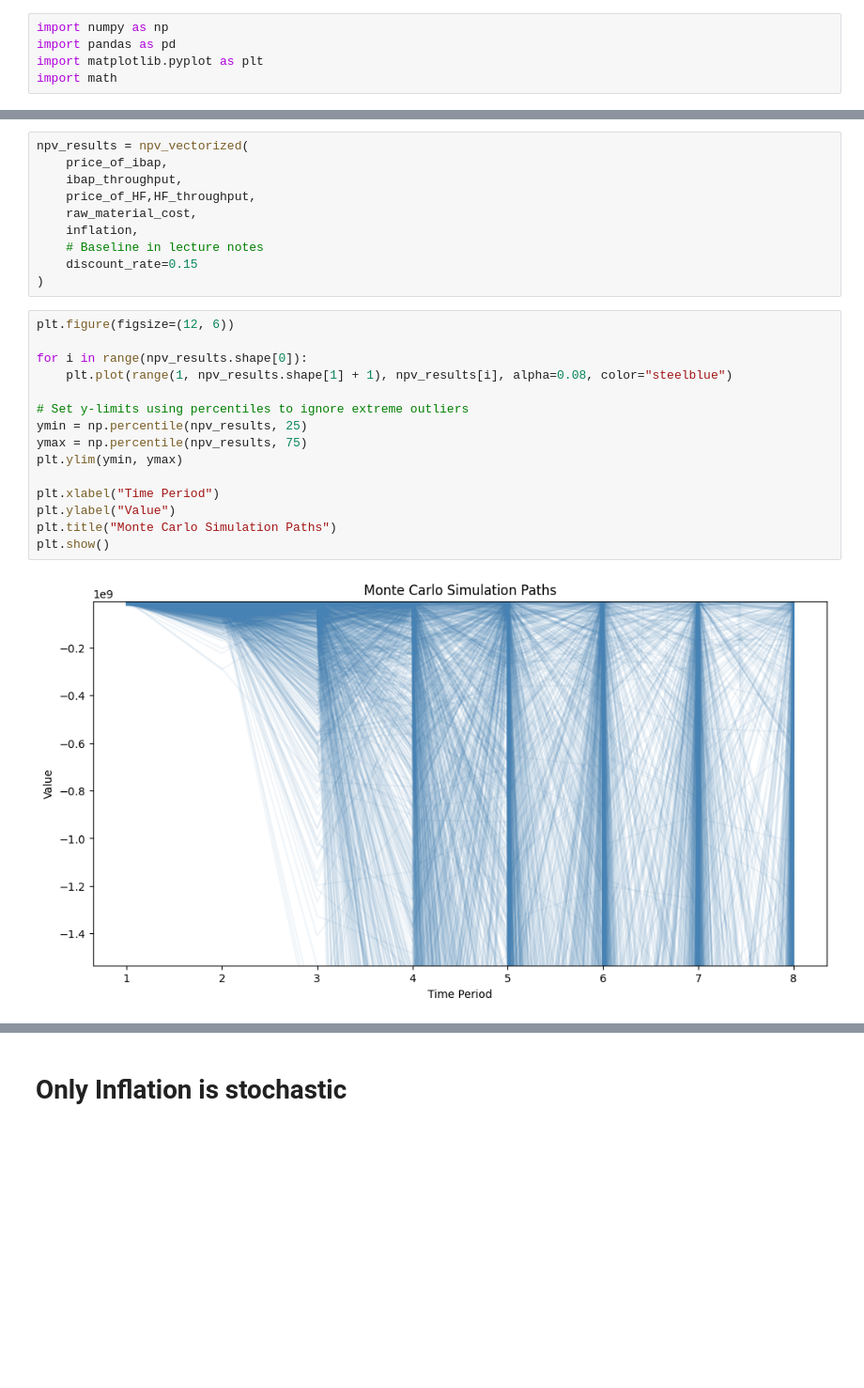
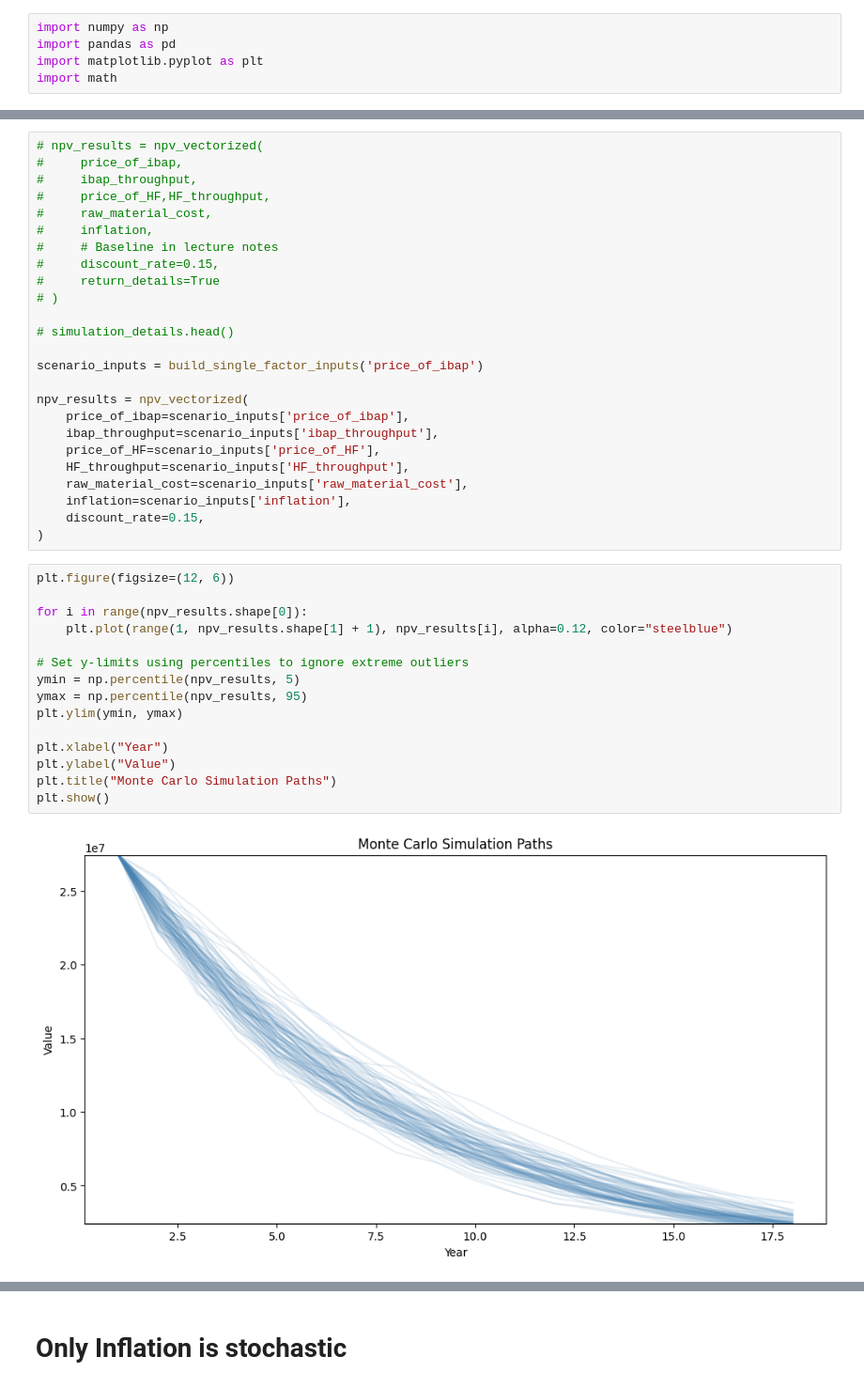
Before and after one commit to Spike-Chan-38/NUS-CN4119-Final-Year-Project-2026, a Jupyter notebook: monte_carlo.ipynb, the cells around one changed output, grey strips where cells are left out. Shown at 94% size. Saved outputs shown, nothing was run; the diff lists cells and outputs as text; blank space fills up the shorter version.

```diff
--- a/monte_carlo.ipynb
+++ b/monte_carlo.ipynb
@@ -69,28 +217,43 @@ def npv_vectorized(price_of_ibap, ibap_throughput,
 # %%
+# npv_results = npv_vectorized(
+#     price_of_ibap,
+#     ibap_throughput,
+#     price_of_HF,HF_throughput,
+#     raw_material_cost,
+#     inflation,
+#     # Baseline in lecture notes
+#     discount_rate=0.15,
+#     return_details=True
+# )
+
+# simulation_details.head()
+
+scenario_inputs = build_single_factor_inputs('price_of_ibap')
+
 npv_results = npv_vectorized(
-    price_of_ibap,
-    ibap_throughput,
-    price_of_HF,HF_throughput,
-    raw_material_cost,
-    inflation,
-    # Baseline in lecture notes
-    discount_rate=0.15
+    price_of_ibap=scenario_inputs['price_of_ibap'],
+    ibap_throughput=scenario_inputs['ibap_throughput'],
+    price_of_HF=scenario_inputs['price_of_HF'],
+    HF_throughput=scenario_inputs['HF_throughput'],
+    raw_material_cost=scenario_inputs['raw_material_cost'],
+    inflation=scenario_inputs['inflation'],
+    discount_rate=0.15,
 )
 # %%
 plt.figure(figsize=(12, 6))
 
 for i in range(npv_results.shape[0]):
-    plt.plot(range(1, npv_results.shape[1] + 1), npv_results[i], alpha=0.08, color="steelblue")
+    plt.plot(range(1, npv_results.shape[1] + 1), npv_results[i], alpha=0.12, color="steelblue")
 
 # Set y-limits using percentiles to ignore extreme outliers
-ymin = np.percentile(npv_results, 25)
-ymax = np.percentile(npv_results, 75)
+ymin = np.percentile(npv_results, 5)
+ymax = np.percentile(npv_results, 95)
 plt.ylim(ymin, ymax)
 
-plt.xlabel("Time Period")
+plt.xlabel("Year")
 plt.ylabel("Value")
 plt.title("Monte Carlo Simulation Paths")
 plt.show()
 # %% [output]
-[figure, old version]
+[figure, new version]
 # %% [markdown]
```
Also changed, not shown: parts of 9 cells of this notebook, 1 other file.
